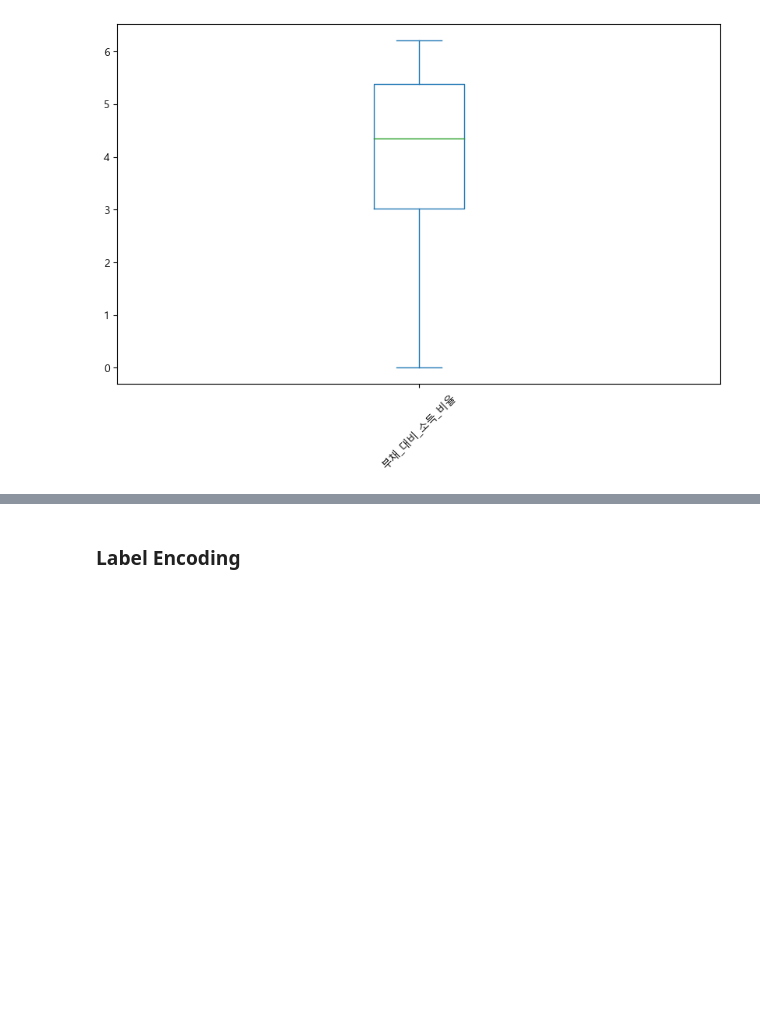
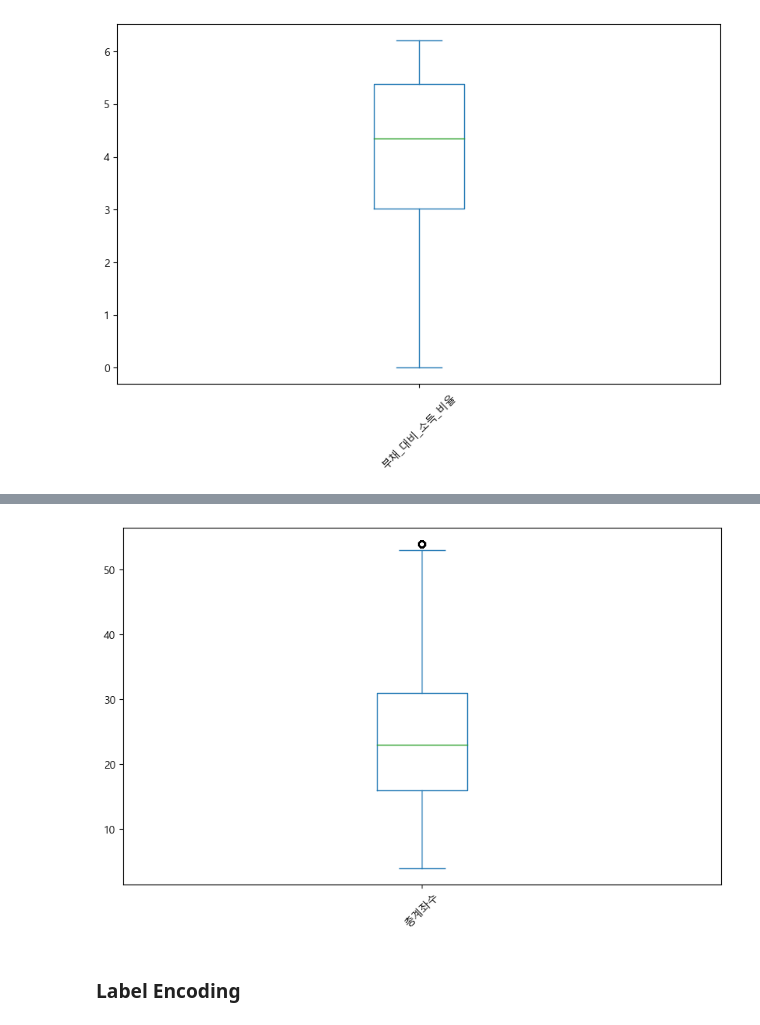
Before and after one commit to Nvuly/Customer_Loan_Rating_Hackathon, a Jupyter notebook: Customer_Loan_Rating_Hackathon.ipynb, the cells around one changed output, grey strips where cells are left out. Saved outputs shown, nothing was run; the diff lists cells and outputs as text; code cells hidden in the pictures; blank space fills up the shorter version.

```diff
--- a/Customer_Loan_Rating_Hackathon.ipynb
+++ b/Customer_Loan_Rating_Hackathon.ipynb
@@ -789,3 +865,64 @@ plt.show()
+# %%
+# 총 계좌 수 컬럼의 두번째 이상치 확인 및 제거
+
+'''
+1. IQR = Q3- Q1
+2. 정상 범위의 취소 : Q1 - (IQR*1.5)
+3. 정상 범위의 최대 : Q3 + (IQR*1.5)
+'''
+
+cleaned_counts.plot(kind='box', rot=45)
+plt.show()
+
+# 이상치가 존재
+
+#q1 = cleaned_df.loc[:,'총계좌수'].quantile(q=0.25)
+#
+#q3 = cleaned_df.loc[:,'총계좌수'].quantile(q=0.75)
+#
+#iqr = q3 - q1
+#
+#print(f'1사분위값 : \n{q1}')
+#print('*'*80)
+#print(f'3사분위값 : \n{q3}')
+#print('*'*80)
+#
+#print(f'연간 소득 컬럼의 첫번째 iqr = {iqr}')
+#
+#print('*'*80)
+#
+## 정상 범위의 최솟값
+#min = q1 - ( iqr * 1.5)
+#print(f'총계좌수 컬럼의 첫번째 정상범위의 최솟값 : {min}')
+#
+## 정상 범위의 최댓값
+#max = q3 + ( iqr * 1.5)
+#print(f'총계좌수 컬럼의 첫번째 정상범위의 최댓값 : {max}')
+#
+#print('*'*80)
+#
+#condition = (cleaned_df.loc[:,'총계좌수']<min) | (cleaned_df.loc[:,'총계좌수']>max)
+#
+#print('*'*80)
+#
+#outlier = cleaned_df.loc[condition]
+#
+#print(f'총계좌수 컬럼의 첫번째 이상치 : \n{outlier}')
+#
+#outlier_index = cleaned_df.loc[condition].index
+#
+#print('*'*80)
+#
+## 이후에 drop()으로 이상치 제거
+## df.col.drop(index=[이상치 행의 인덱스])
+#cleaned_counts = cleaned_df.loc[:,'총계좌수'].drop(index=outlier_index)
+#print(f'최종 결과 : \n{cleaned_counts}')
+#
+#print('*'*80)
+#
+#
+# %% [output]
+[figure, added]
 # %% [markdown]
 ### Label Encoding
 # %%
```
Also changed, not shown: parts of 2 cells of this notebook.
